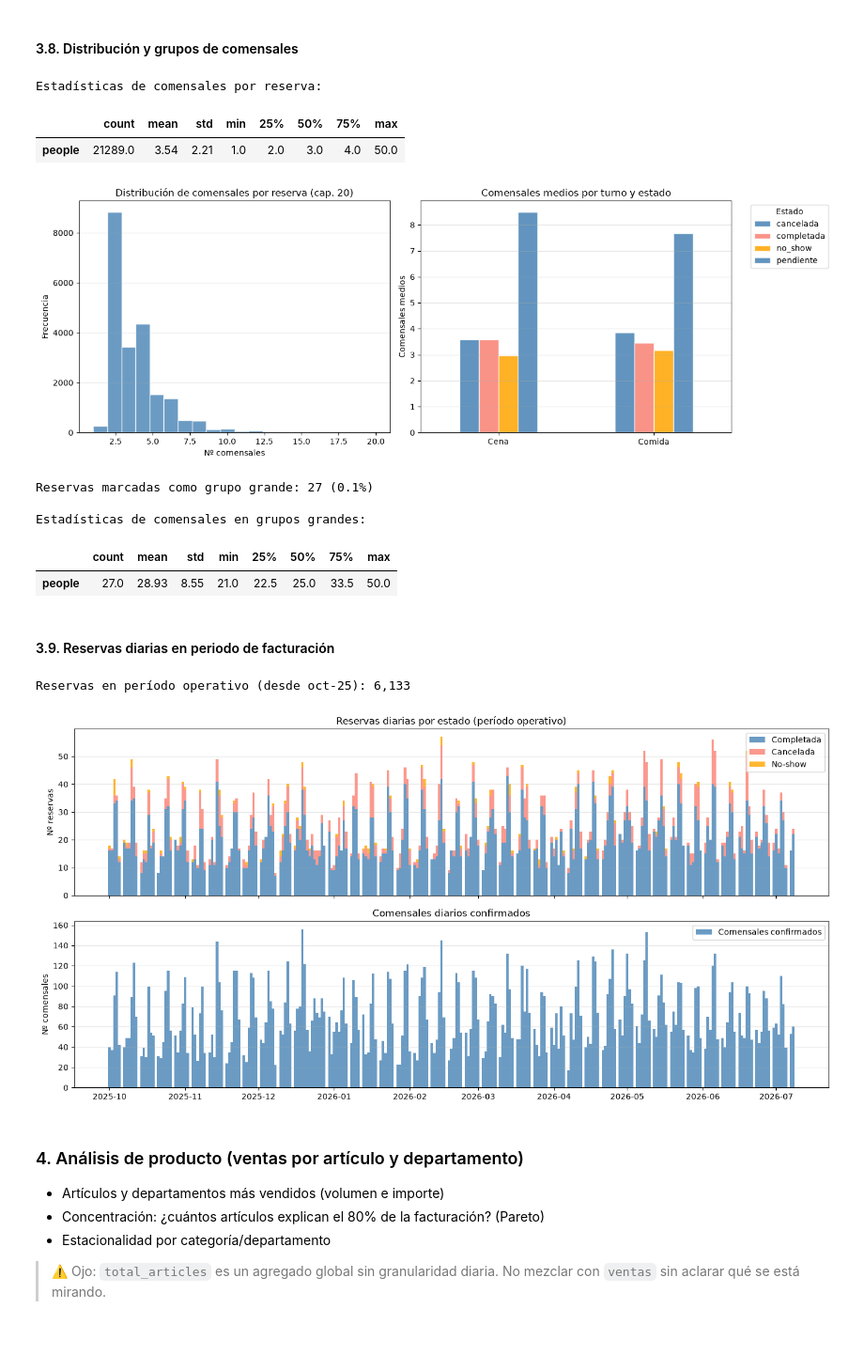
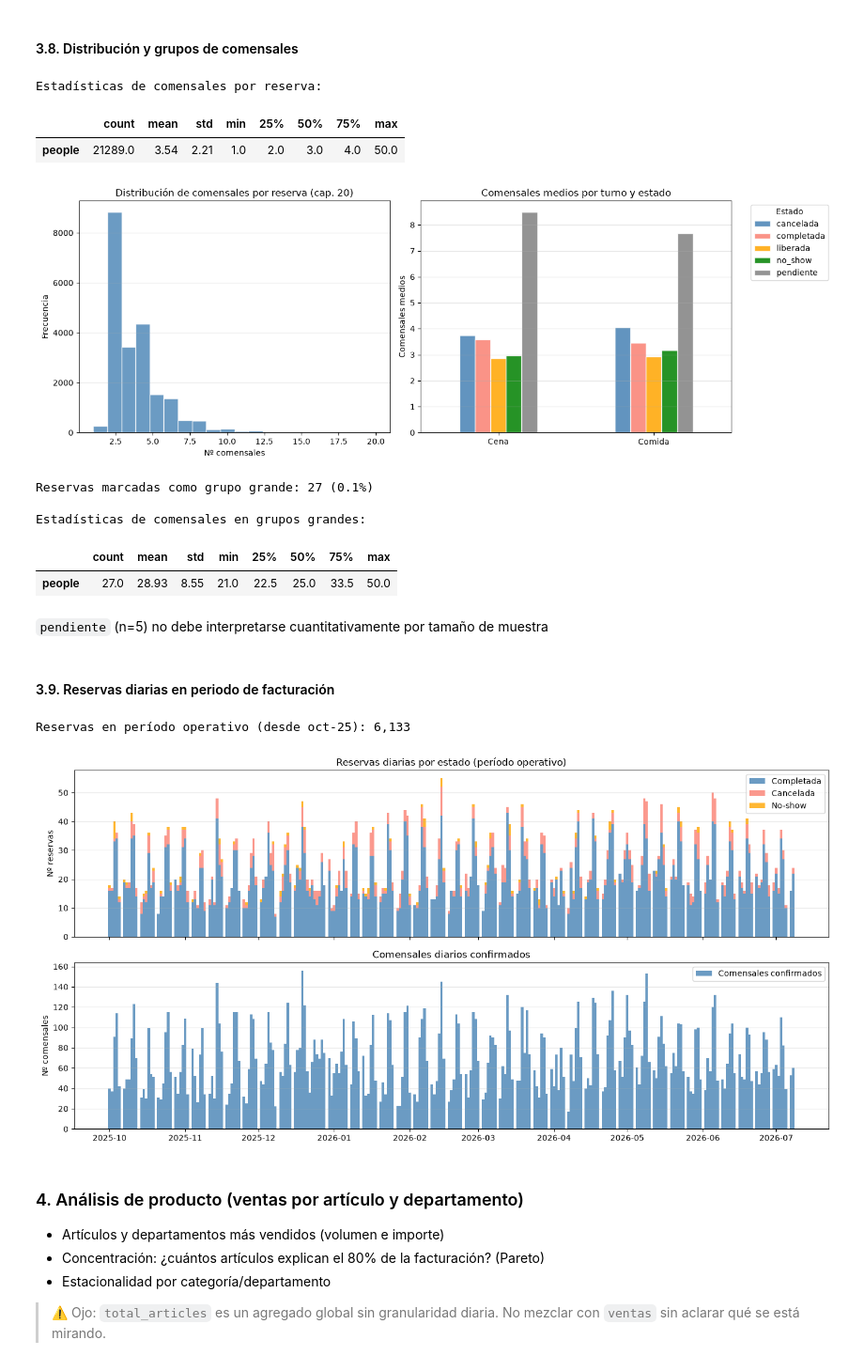
Before and after one commit to Joaquindam/TFM-Hosteleria-AI, a Jupyter notebook: notebooks/03_EDA.ipynb, the cells around one changed output. Shown at 94% size. Drawn from its saved outputs; the diff is of its cells as text; code cells hidden in the pictures; blank space fills up the shorter version.

```diff
--- a/notebooks/03_EDA.ipynb
+++ b/notebooks/03_EDA.ipynb
@@ -719,9 +739,7 @@ plt.show()
 # Antelación = reservation_datetime - created_datetime
 # Mide cuántos días antes se hace la reserva respecto al servicio
 
-df_reservas['antelacion_dias'] = (
-    df_reservas['reservation_datetime'] - df_reservas['created_datetime']
-).dt.total_seconds() / 86400
+df_reservas['antelacion_dias'] = df_reservas['antelacion_horas'] / 24
 
 # Descartamos antelaciones negativas (errores de registro) y > 365 días
 antelacion_valida = df_reservas[
@@ -885,40 +904,42 @@ axes[0].grid(axis='y', alpha=0.3)
 # Comensales medios por turno y estado
 comensales_turno = (
     df_reservas
     .groupby(['shift', 'status_agrupado'])['people']
     .mean()
     .unstack()
     .round(2)
 )
 comensales_turno.plot(kind='bar', ax=axes[1],
-                      color=['steelblue', 'salmon', 'orange'],
+                      color=['steelblue', 'salmon', 'orange', 'green', 'gray'],
                       alpha=0.85, edgecolor='white')
 axes[1].set_title('Comensales medios por turno y estado')
 axes[1].set_ylabel('Comensales medios')
 axes[1].set_xlabel('')
 axes[1].tick_params(axis='x', rotation=0)
 axes[1].legend(title='Estado', bbox_to_anchor=(1.05, 1), loc='upper left')
 axes[1].grid(axis='y', alpha=0.3)
 
 plt.tight_layout()
 plt.savefig(FIGURES_DIR / 'reservas_comensales.png', dpi=150, bbox_inches='tight')
 plt.show()
 
 # Grupos grandes
 print(f"\nReservas marcadas como grupo grande: {df_reservas['es_grupo_grande'].sum():,} "
       f"({df_reservas['es_grupo_grande'].mean()*100:.1f}%)")
 print("\nEstadísticas de comensales en grupos grandes:")
 display(df_reservas.loc[df_reservas['es_grupo_grande'], 'people'].describe().round(2).to_frame().T)
 # %% [output]
 Estadísticas de comensales por reserva:
 |  | count | mean | std | min | 25% | 50% | 75% | max |
 | people | 21289.0 | 3.54 | 2.21 | 1.0 | 2.0 | 3.0 | 4.0 | 50.0 |
-[figure, old version]
+[figure, new version]
 Reservas marcadas como grupo grande: 27 (0.1%)
 
 Estadísticas de comensales en grupos grandes:
 |  | count | mean | std | min | 25% | 50% | 75% | max |
 | people | 27.0 | 28.93 | 8.55 | 21.0 | 22.5 | 25.0 | 33.5 | 50.0 |
+# %% [markdown]
+`pendiente` (n=5) no debe interpretarse cuantitativamente por tamaño de muestra
 # %% [markdown]
 #### 3.9. Reservas diarias en periodo de facturación
 # %%
@@ -983,7 +1004,7 @@ plt.savefig(FIGURES_DIR / 'reservas_diarias_operativo.png', dpi=150, bbox_inches
 plt.show()
 # %% [output]
 Reservas en período operativo (desde oct-25): 6,133
-[figure, old version]
+[figure, new version]
 # %% [markdown]
 ### 4. Análisis de producto (ventas por artículo y departamento)
 - Artículos y departamentos más vendidos (volumen e importe)
```
Also changed, not shown: parts of 31 cells of this notebook, 12 other files.
